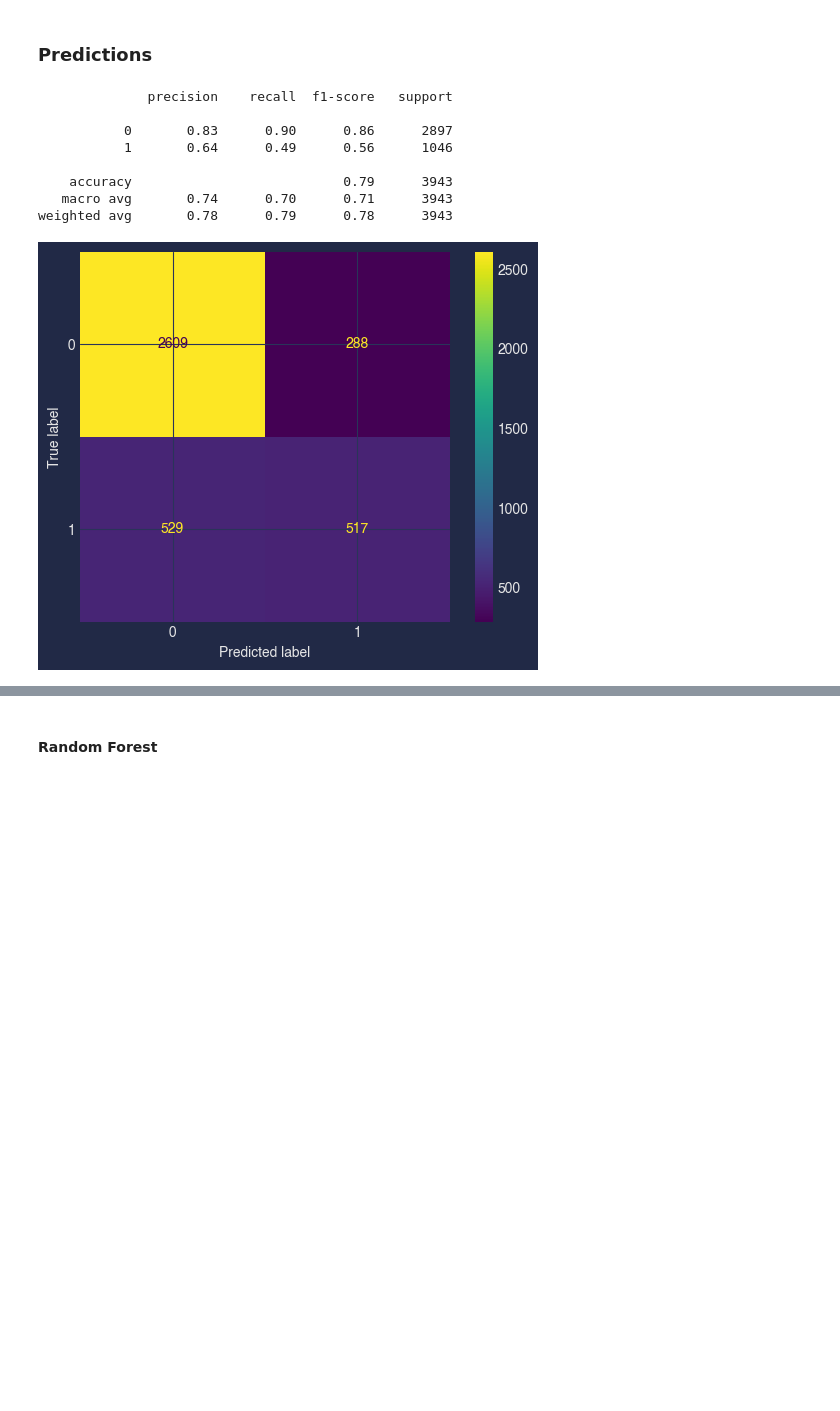
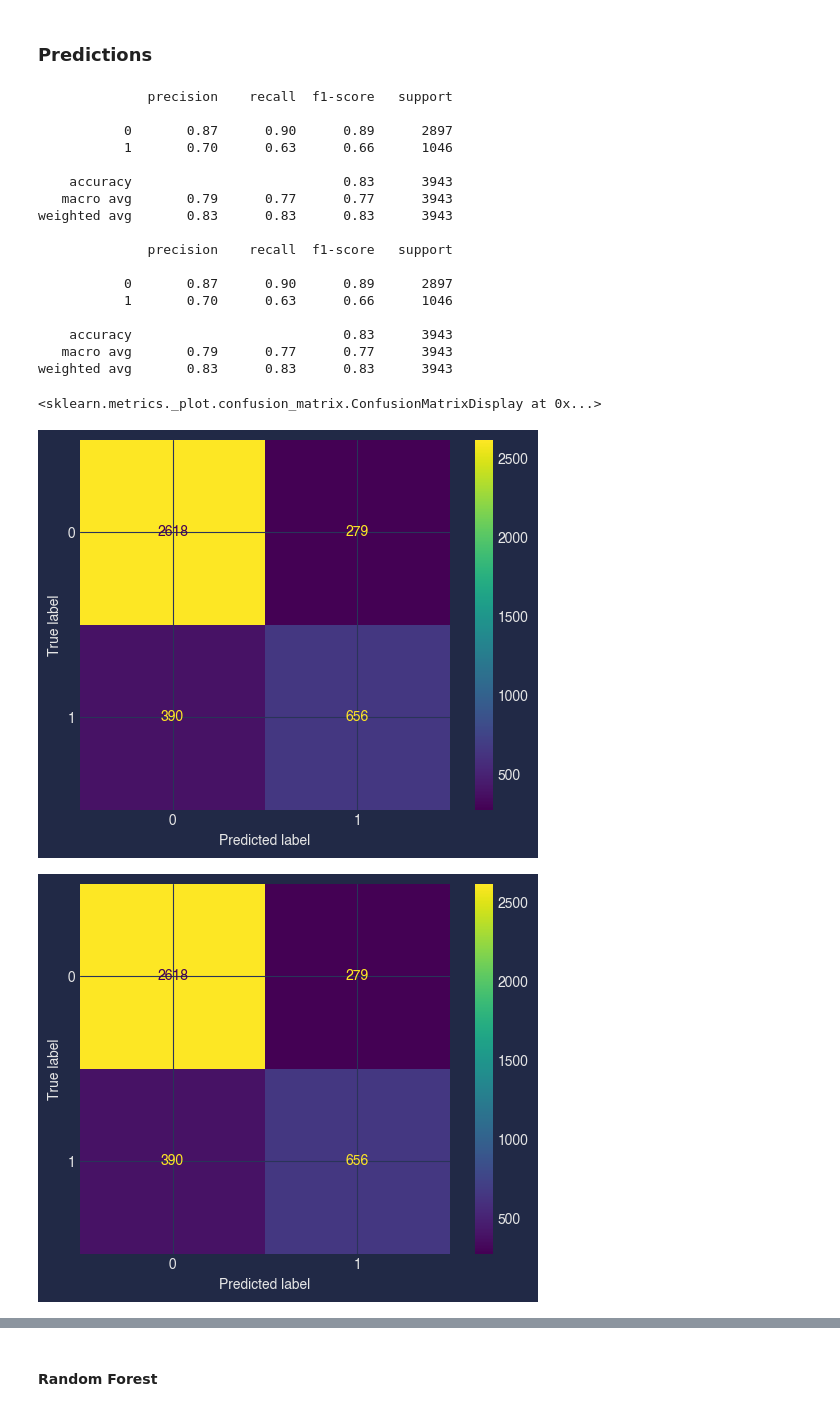
Before and after one commit to Zacharia-Schmitz/Telco_Project, a Jupyter notebook: telco_project_drafting.ipynb, the cells around one changed output, grey strips where cells are left out. Cells and saved outputs as stored; diff of their text form; code cells hidden in the pictures; blank space fills up the shorter version.

```diff
--- a/telco_project_drafting.ipynb
+++ b/telco_project_drafting.ipynb
@@ -916,25 +948,50 @@ best_dtc.fit(X_train[features], y_train)
 y_pred = best_dtc.predict(X_train[features])
 
 y_pred_proba = best_dtc.predict_proba(X_train[features])
-# %%
-print(classification_report(y_train, y_pred))
-
-cm = confusion_matrix(y_train, y_pred)
-
-dtcdisp = ConfusionMatrixDisplay(cm, display_labels=knn.classes_)
-
-dtcdisp.plot()
-plt.show()
-# %% [output]
-              precision    recall  f1-score   support
-
-           0       0.83      0.90      0.86      2897
-           1       0.64      0.49      0.56      1046
-
-    accuracy                           0.79      3943
-   macro avg       0.74      0.70      0.71      3943
-weighted avg       0.78      0.79      0.78      3943
-[figure, removed]
+# %%
+from sklearn.neighbors import KNeighborsClassifier
+from sklearn.metrics import classification_report, confusion_matrix, ConfusionMatrixDisplay
+
+knn = KNeighborsClassifier(n_neighbors=5)
+knn.fit(X_train, y_train)
+
+y_pred = knn.predict(X_train)
+
+print(classification_report(y_train, y_pred))
+
+cm = confusion_matrix(y_train, y_pred)
+
+dtcdisp = ConfusionMatrixDisplay(cm, display_labels=knn.classes_)
+
+dtcdisp.plot()
+print(classification_report(y_train, y_pred))
+
+cm = confusion_matrix(y_train, y_pred)
+
+dtcdisp = ConfusionMatrixDisplay(cm, display_labels=knn.classes_)
+
+dtcdisp.plot()
+# %% [output]
+              precision    recall  f1-score   support
+
+           0       0.87      0.90      0.89      2897
+           1       0.70      0.63      0.66      1046
+
+    accuracy                           0.83      3943
+   macro avg       0.79      0.77      0.77      3943
+weighted avg       0.83      0.83      0.83      3943
+
+              precision    recall  f1-score   support
+
+           0       0.87      0.90      0.89      2897
+           1       0.70      0.63      0.66      1046
+
+    accuracy                           0.83      3943
+   macro avg       0.79      0.77      0.77      3943
+weighted avg       0.83      0.83      0.83      3943
+<sklearn.metrics._plot.confusion_matrix.ConfusionMatrixDisplay at 0x...>
+[figure, added]
+[figure, added]
 # %%
 tn, fp, fn, tp = confusion_matrix(y_train, y_pred).ravel()
 all = tn + fp + fn + tp
```
Also changed, not shown: parts of 29 cells of this notebook.
